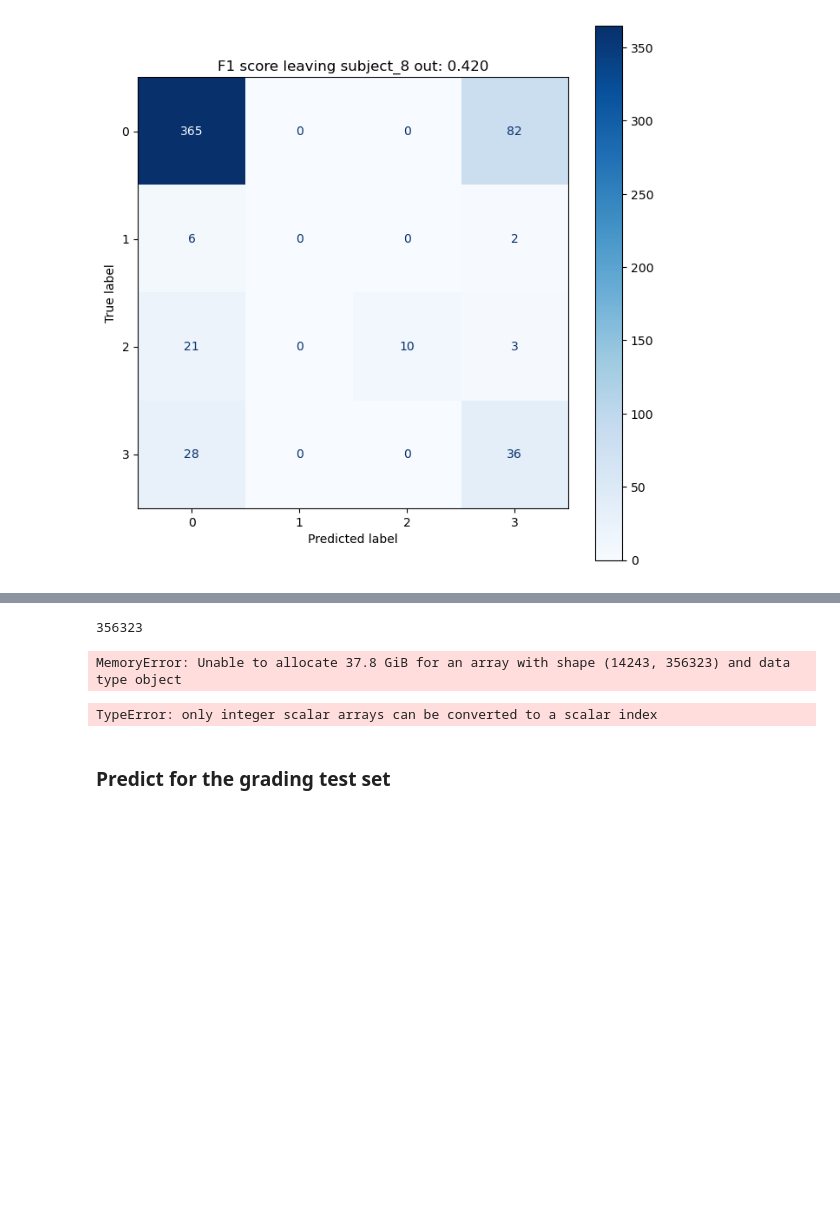
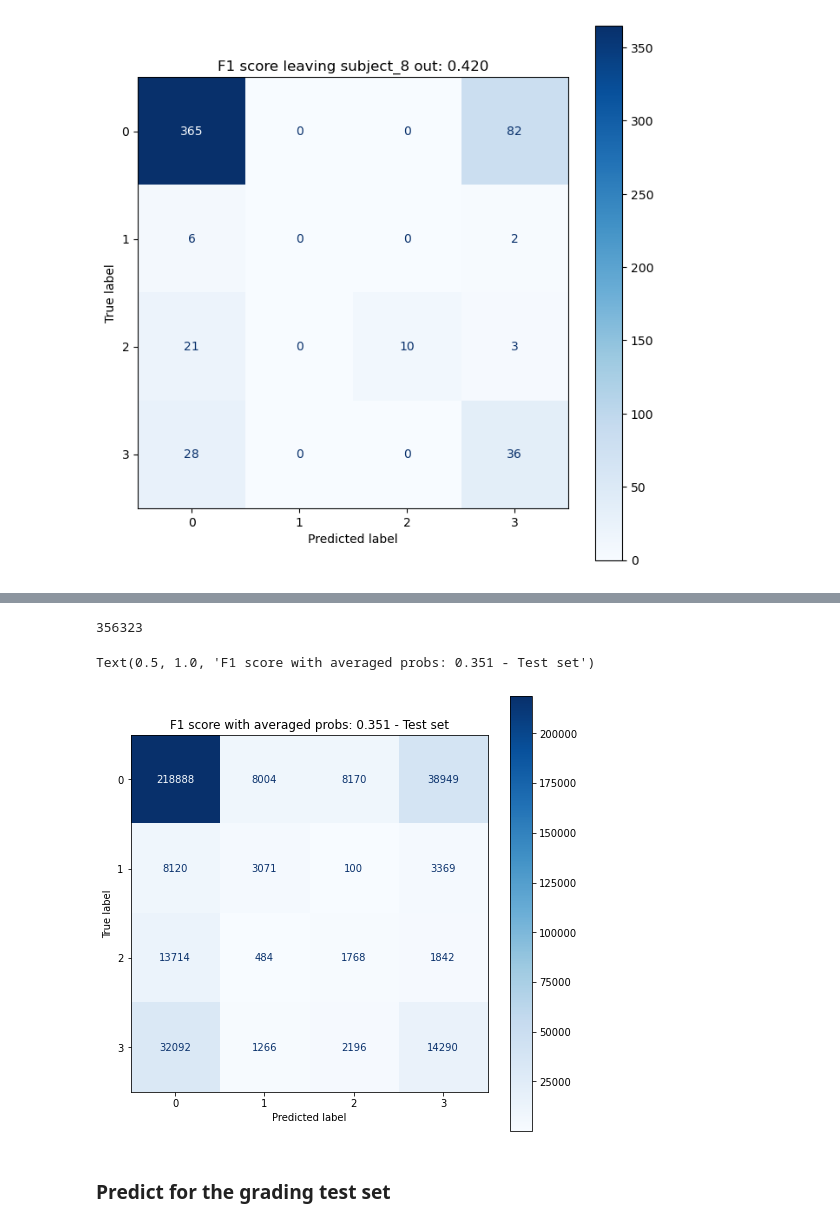
Before and after one commit to tomas19/ECE542_NCSU_projC, a Jupyter notebook: model09.ipynb, the cells around one changed output, grey strips where cells are left out. Saved outputs shown, nothing was run; the diff lists cells and outputs as text; code cells hidden in the pictures; blank space fills up the shorter version.

```diff
--- a/model09.ipynb
+++ b/model09.ipynb
@@ -544,17 +580,0 @@ len(preds_mean)
-# %%
-## get number of predictions we need
-le = 0
-for key in dctTest.keys():
-    aux = len(dctTest[key])
-    le += aux
-print(le)
-# %% [output]
-356323
-# %%
-dfMeanTest = pd.DataFrame(index = range(le), columns = range(len(preds_mean)))
-# %% [output]
-MemoryError: Unable to allocate 37.8 GiB for an array with shape (14243, 356323) and data type object
-# %%
-range(preds_mean)
-# %% [output]
-TypeError: only integer scalar arrays can be converted to a scalar index
@@ -563,3 +581,23 @@ pre
+# %%
+dfTestAll = []
+for k in dctTest.keys():
+    aux = dctTest[k]
+    aux.index = range(i, i + len(aux))
+    i += len(aux)
+    dfTestAll.append(aux)
+dfTestAll = pd.concat(dfTestAll, axis = 0)
+print(len(dfTestAll))
+# %% [output]
+356323
+# %%
+m = confusion_matrix(dfTestAll['class'].values, arrClassAll)
+disp = ConfusionMatrixDisplay(confusion_matrix=m)
+fig, ax = plt.subplots(figsize = (8, 8))
+disp.plot(ax = ax,  cmap = plt.cm.Blues)
+ax.set_title(f"F1 score with averaged probs: {f1_score(arrClassAll, dfTestAll['class'].values, average='macro'):0.3f} - Test set")
+# %% [output]
+Text(0.5, 1.0, 'F1 score with averaged probs: 0.351 - Test set')
+[figure, added]
 # %%
 # arr_preds_max = np.max(arr_preds, axis = 0)
 # preds_max = np.argmax(arr_preds_max, axis = 1)
```
Also changed, not shown: parts of 33 cells of this notebook, 13 other files.
